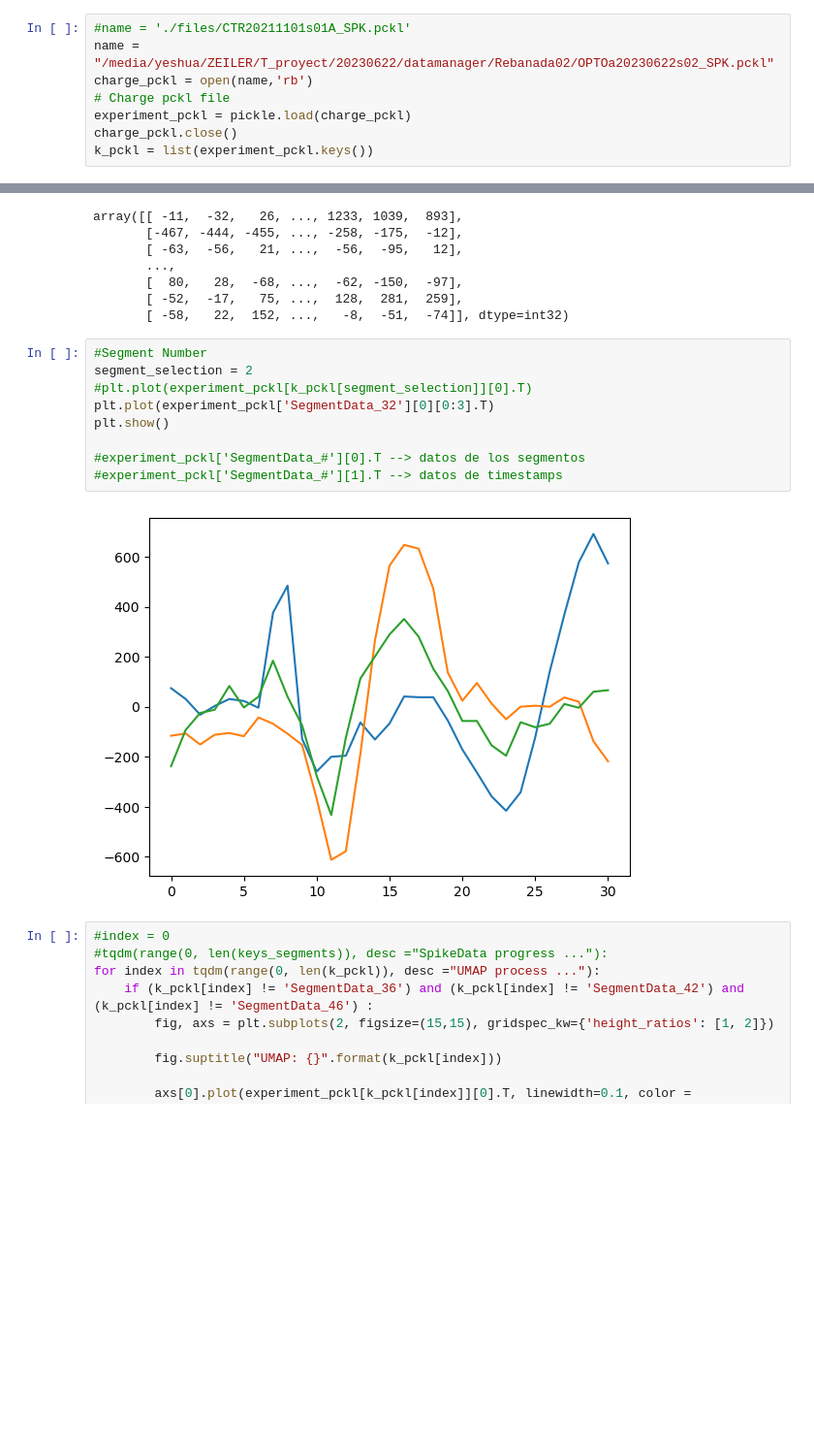
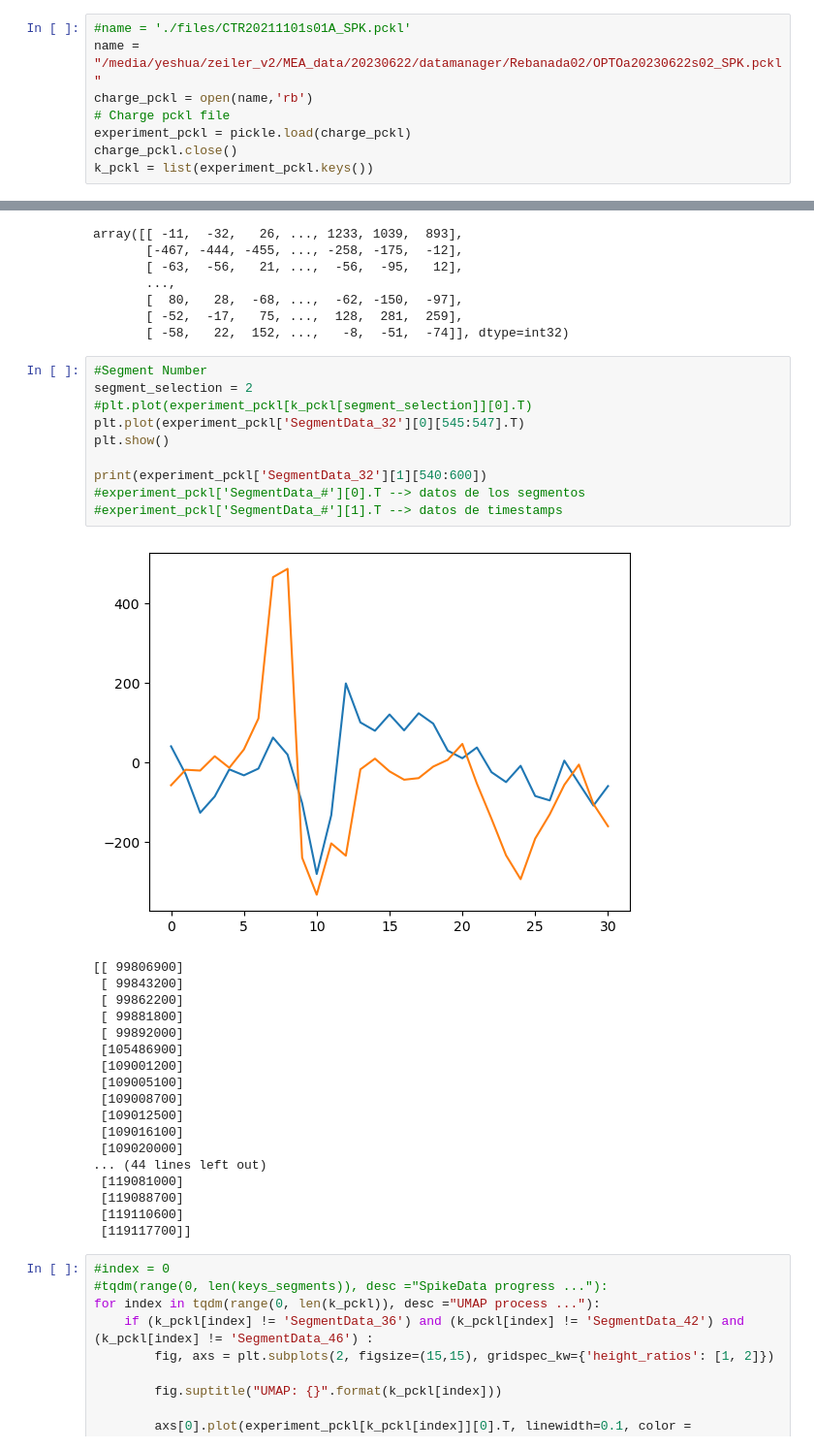
Before and after one commit to YeshuaGonzalez/T_proyect, a Jupyter notebook: ChargeSpikes.ipynb, the cells around one changed output, grey strips where cells are left out. Shown at 97% size. Drawn from its saved outputs; the diff is of its cells as text; blank space fills up the shorter version.

```diff
--- a/ChargeSpikes.ipynb
+++ b/ChargeSpikes.ipynb
@@ -160,7 +160,7 @@ pckl_file.close()
 # UMAP
 # %%
 #name = './files/CTR20211101s01A_SPK.pckl'
-name = "/media/yeshua/ZEILER/T_proyect/20230622/datamanager/Rebanada02/OPTOa20230622s02_SPK.pckl"
+name = "/media/yeshua/zeiler_v2/MEA_data/20230622/datamanager/Rebanada02/OPTOa20230622s02_SPK.pckl"
 charge_pckl = open(name,'rb')
 # Charge pckl file
 experiment_pckl = pickle.load(charge_pckl)
@@ -179,14 +179,32 @@ array([[ -11,  -32,   26, ..., 1233, 1039,  893],
 # %%
 #Segment Number
 segment_selection = 2
 #plt.plot(experiment_pckl[k_pckl[segment_selection]][0].T)
-plt.plot(experiment_pckl['SegmentData_32'][0][0:3].T)
+plt.plot(experiment_pckl['SegmentData_32'][0][545:547].T)
 plt.show()
 
+print(experiment_pckl['SegmentData_32'][1][540:600])
 #experiment_pckl['SegmentData_#'][0].T --> datos de los segmentos
 #experiment_pckl['SegmentData_#'][1].T --> datos de timestamps
 # %% [output]
-[figure, old version]
+[figure, new version]
+[[ 99806900]
+ [ 99843200]
+ [ 99862200]
+ [ 99881800]
+ [ 99892000]
+ [105486900]
+ [109001200]
+ [109005100]
+ [109008700]
+ [109012500]
+ [109016100]
+ [109020000]
+... (44 lines left out)
+ [119081000]
+ [119088700]
+ [119110600]
+ [119117700]]
 # %%
 #index = 0
 #tqdm(range(0, len(keys_segments)), desc ="SpikeData progress ..."):
```
Also changed, not shown: parts of 5 cells of this notebook, 6 other files.
